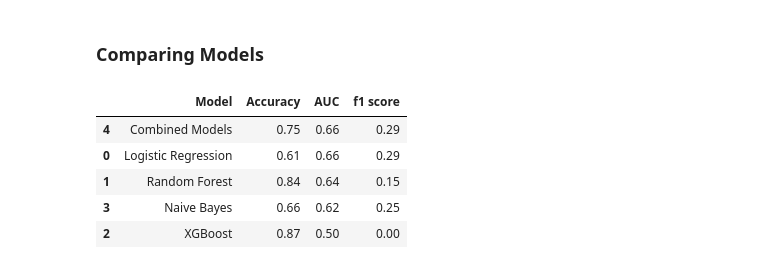
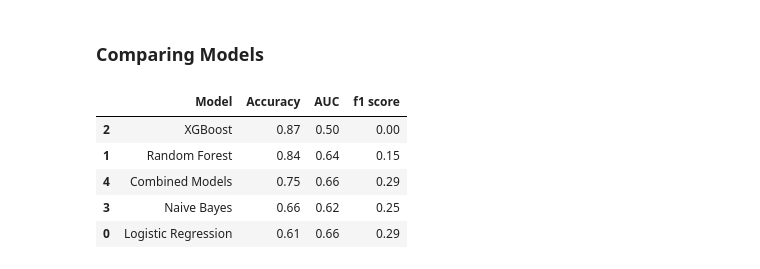
Before and after one commit to RH3421/Reducing_NBA_Injuries, a Jupyter notebook: EDA.5VIF.ipynb, the cells around one changed output. Cells and saved outputs as stored; diff of their text form; code cells hidden in the pictures.

```diff
--- a/EDA.5VIF.ipynb
+++ b/EDA.5VIF.ipynb
@@ -644,16 +644,16 @@ weighted avg       0.82      0.75      0.78      1080
 # %%
 LogReg = ['Logistic Regression', 0.61, 0.66, 0.29]
 RanFor = ['Random Forest', 0.84, 0.64, 0.15]
 XGBoost = ['XGBoost', 0.87, 0.5, 0]
 Naive_Bayes = ['Naive Bayes', 0.66, 0.62, 0.25]
 Combined = ['Combined Models', 0.75, 0.66, 0.29]
 all_models = pd.DataFrame(list([LogReg,RanFor,XGBoost,Naive_Bayes,Combined]),
-                          columns=['Model','Accuracy','AUC', 'f1 score']).sort_values(['AUC','Accuracy'], ascending=False)
+                          columns=['Model','Accuracy','AUC', 'f1 score']).sort_values(['Accuracy'], ascending=False)
 all_models
 # %% [output]
 |  | Model | Accuracy | AUC | f1 score |
+| 2 | XGBoost | 0.87 | 0.50 | 0.00 |
+| 1 | Random Forest | 0.84 | 0.64 | 0.15 |
 | 4 | Combined Models | 0.75 | 0.66 | 0.29 |
+| 3 | Naive Bayes | 0.66 | 0.62 | 0.25 |
 | 0 | Logistic Regression | 0.61 | 0.66 | 0.29 |
-| 1 | Random Forest | 0.84 | 0.64 | 0.15 |
-| 3 | Naive Bayes | 0.66 | 0.62 | 0.25 |
-| 2 | XGBoost | 0.87 | 0.50 | 0.00 |
```
